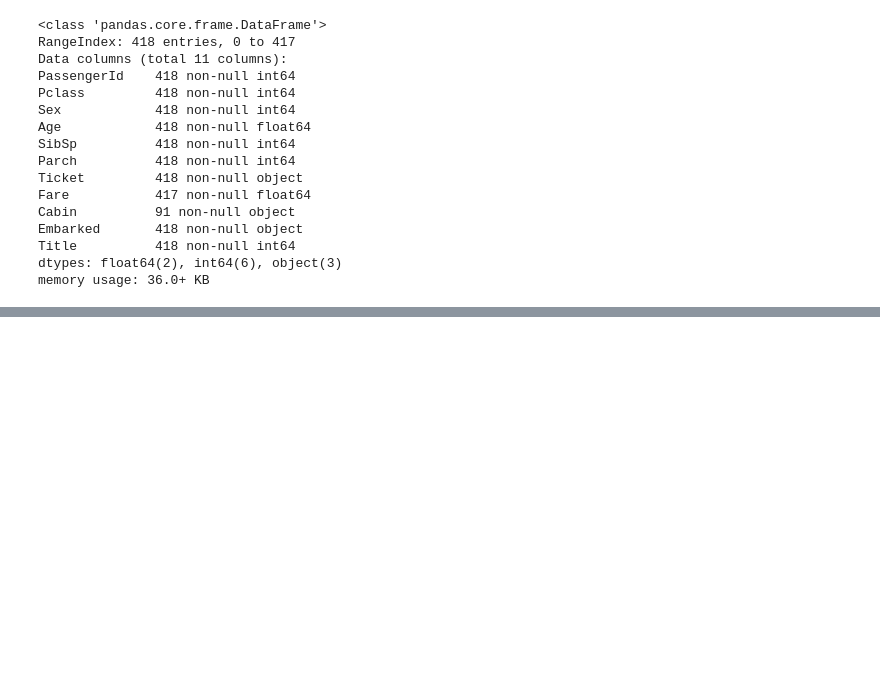
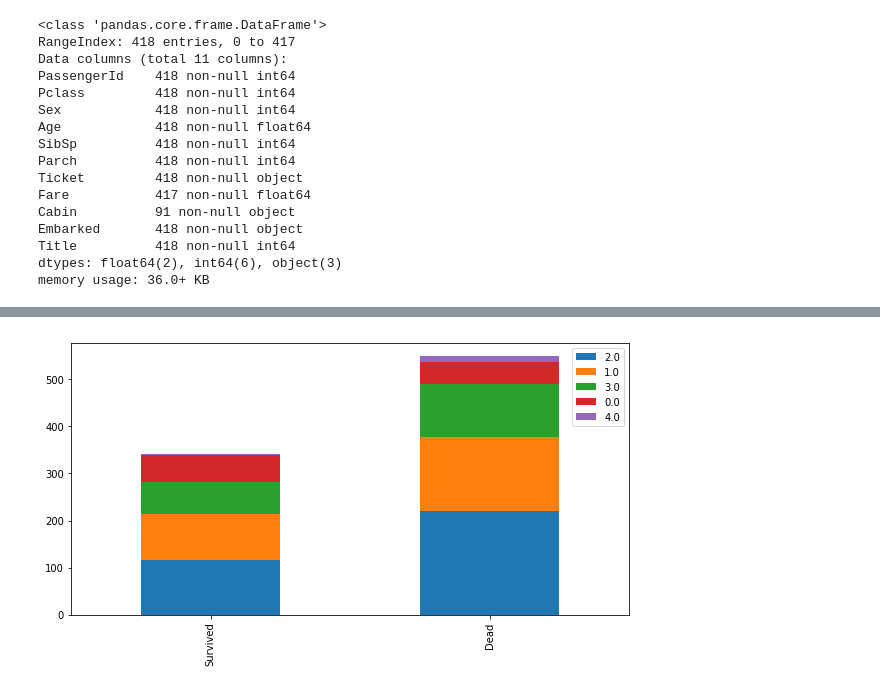
Before and after one commit to kmrsimkhada/Titanic-Machine-Learning-Kaggle, a Jupyter notebook: Analysis.ipynb, the cells around one changed output, grey strips where cells are left out. Cells and saved outputs as stored; diff of their text form; code cells hidden in the pictures; blank space fills up the shorter version.

```diff
--- a/Analysis.ipynb
+++ b/Analysis.ipynb
@@ -482,0 +510,4 @@ memory usage: 36.0+ KB
+# %%
+bar_chart('Age')
+# %% [output]
+[figure, added]
```
Also changed, not shown: parts of 8 cells of this notebook.
